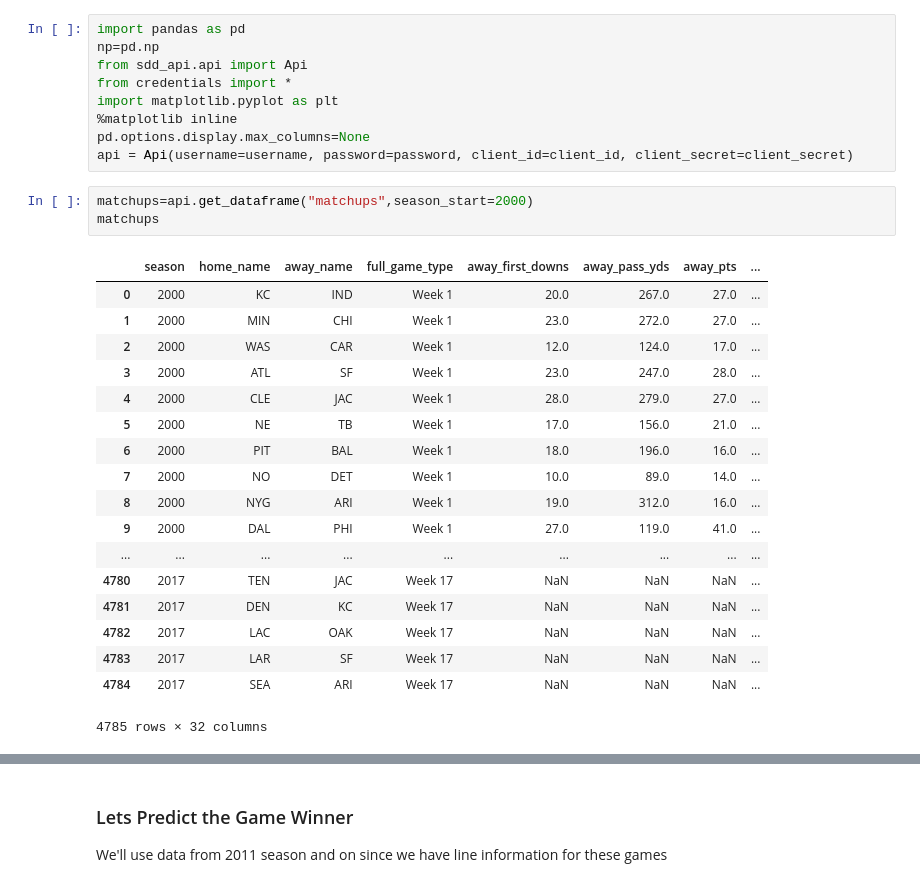
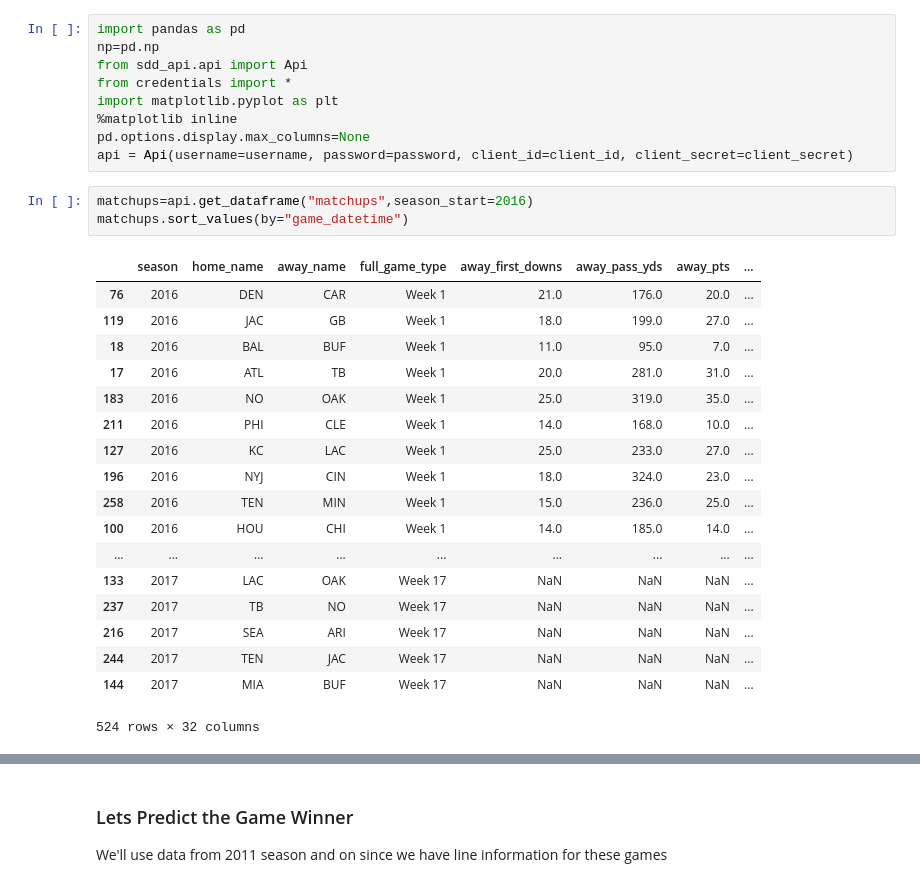
Before and after one commit to SportsDataDirect/python_tutorials, a Jupyter notebook: Power Rankings.ipynb, the cells around one changed output, grey strips where cells are left out. Drawn from its saved outputs; the diff is of its cells as text.

```diff
--- a/Power Rankings.ipynb
+++ b/Power Rankings.ipynb
@@ -8,24 +8,24 @@ import matplotlib.pyplot as plt
 pd.options.display.max_columns=None
 api = Api(username=username, password=password, client_id=client_id, client_secret=client_secret)
 # %%
-matchups=api.get_dataframe("matchups",season_start=2000)
-matchups
+matchups=api.get_dataframe("matchups",season_start=2016)
+matchups.sort_values(by="game_datetime")
 # %% [output]
 |  | season | home_name | away_name | full_game_type | away_first_downs | away_pass_yds | away_pts | ... |
-| 0 | 2000 | KC | IND | Week 1 | 20.0 | 267.0 | 27.0 | ... |
-| 1 | 2000 | MIN | CHI | Week 1 | 23.0 | 272.0 | 27.0 | ... |
-| 2 | 2000 | WAS | CAR | Week 1 | 12.0 | 124.0 | 17.0 | ... |
-| 3 | 2000 | ATL | SF | Week 1 | 23.0 | 247.0 | 28.0 | ... |
-| 4 | 2000 | CLE | JAC | Week 1 | 28.0 | 279.0 | 27.0 | ... |
-| 5 | 2000 | NE | TB | Week 1 | 17.0 | 156.0 | 21.0 | ... |
-| 6 | 2000 | PIT | BAL | Week 1 | 18.0 | 196.0 | 16.0 | ... |
-| 7 | 2000 | NO | DET | Week 1 | 10.0 | 89.0 | 14.0 | ... |
-| 8 | 2000 | NYG | ARI | Week 1 | 19.0 | 312.0 | 16.0 | ... |
-| 9 | 2000 | DAL | PHI | Week 1 | 27.0 | 119.0 | 41.0 | ... |
+| 76 | 2016 | DEN | CAR | Week 1 | 21.0 | 176.0 | 20.0 | ... |
+| 119 | 2016 | JAC | GB | Week 1 | 18.0 | 199.0 | 27.0 | ... |
+| 18 | 2016 | BAL | BUF | Week 1 | 11.0 | 95.0 | 7.0 | ... |
+| 17 | 2016 | ATL | TB | Week 1 | 20.0 | 281.0 | 31.0 | ... |
+| 183 | 2016 | NO | OAK | Week 1 | 25.0 | 319.0 | 35.0 | ... |
+| 211 | 2016 | PHI | CLE | Week 1 | 14.0 | 168.0 | 10.0 | ... |
+| 127 | 2016 | KC | LAC | Week 1 | 25.0 | 233.0 | 27.0 | ... |
+| 196 | 2016 | NYJ | CIN | Week 1 | 18.0 | 324.0 | 23.0 | ... |
+| 258 | 2016 | TEN | MIN | Week 1 | 15.0 | 236.0 | 25.0 | ... |
+| 100 | 2016 | HOU | CHI | Week 1 | 14.0 | 185.0 | 14.0 | ... |
 | ... | ... | ... | ... | ... | ... | ... | ... | ... |
-| 4780 | 2017 | TEN | JAC | Week 17 | NaN | NaN | NaN | ... |
-| 4781 | 2017 | DEN | KC | Week 17 | NaN | NaN | NaN | ... |
-| 4782 | 2017 | LAC | OAK | Week 17 | NaN | NaN | NaN | ... |
-| 4783 | 2017 | LAR | SF | Week 17 | NaN | NaN | NaN | ... |
-| 4784 | 2017 | SEA | ARI | Week 17 | NaN | NaN | NaN | ... |
+| 133 | 2017 | LAC | OAK | Week 17 | NaN | NaN | NaN | ... |
+| 237 | 2017 | TB | NO | Week 17 | NaN | NaN | NaN | ... |
+| 216 | 2017 | SEA | ARI | Week 17 | NaN | NaN | NaN | ... |
+| 244 | 2017 | TEN | JAC | Week 17 | NaN | NaN | NaN | ... |
+| 144 | 2017 | MIA | BUF | Week 17 | NaN | NaN | NaN | ... |
-4785 rows × 32 columns
+524 rows × 32 columns
```
Also changed, not shown: parts of 16 cells of this notebook, 3 other files.
